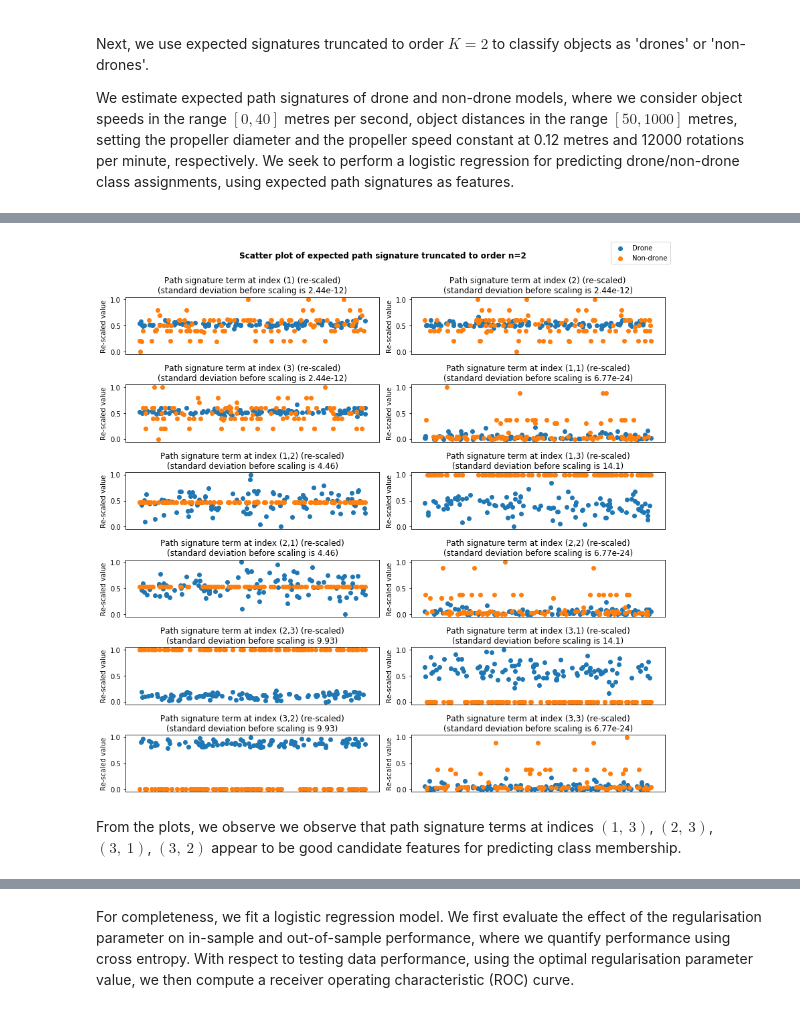
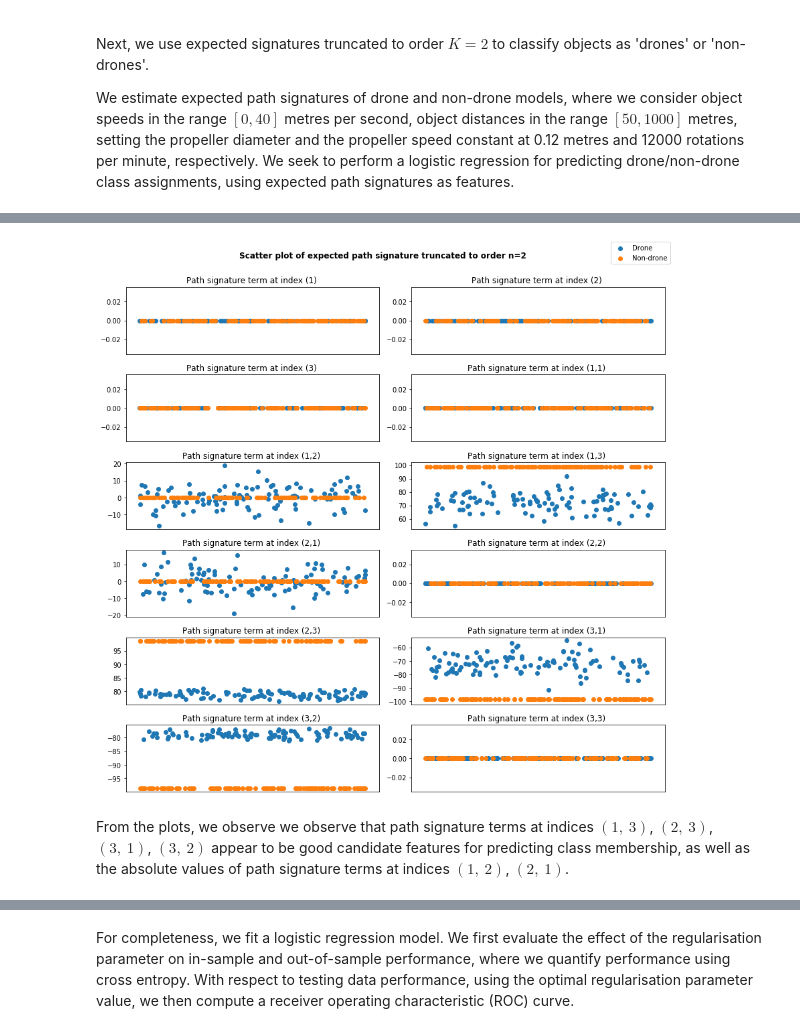
Before and after one commit to datasig-ac-uk/esig, a Jupyter notebook: examples/drone_identification/drone_identification.ipynb, the cells around one changed output, grey strips where cells are left out. Saved outputs shown, nothing was run; the diff lists cells and outputs as text; code cells hidden in the pictures.

Commit message:
Correct plot labels (no re-scaling required). Clarify use of lead-lag transformation in text. Add area plots.

```diff
--- a/examples/drone_identification/drone_identification.ipynb
+++ b/examples/drone_identification/drone_identification.ipynb
@@ -338,29 +340,23 @@ As an exploratory step, plot the values of expected path signature terms. (In th
 # %%
 def plot_feature(X, Y, feature_index, ax, features=feature_names):
-    X_rescaled = X[:, feature_index] - np.min(X[:, feature_index]) + np.spacing(0)
-    X_rescaled = X_rescaled / np.max(X_rescaled)
-    X_grouped = {cls: X_rescaled[Y==cls] for cls in (True, False)}
+    X_grouped = {cls: X[Y==cls, feature_index] for cls in (True, False)}
     for cls in (True, False):
         ax.scatter(np.random.uniform(size=len(X_grouped[cls])), X_grouped[cls])
 
-    ax.set_ylim([-0.05, 1.05])
     ax.set_xticks([])
-    ax.set_ylabel('Re-scaled value')
-    ax.set_title('Path signature term at index {} (re-scaled)'
-                 '\n(standard deviation before scaling is {:.3g})'.format(features[feature_index],
-                                                                          np.std(X[:, feature_index], ddof=1)))
+    ax.set_title('Path signature term at index {} '.format(features[feature_index], ddof=1))
 
 fig, axs = plt.subplots(int(np.ceil(X.shape[1] / 2)), 2, figsize=(12, np.ceil(X.shape[1] / 2) * 2.0), sharey=False)
 fig.suptitle('Scatter plot of expected path signature truncated to order n={}'.format(signature_calculator.truncation_level),
              fontweight='bold', verticalalignment='top')
 
 for feature_index in range(X.shape[1]):
     plot_feature(X, Y, feature_index, np.ravel(axs)[feature_index])
 
 fig.tight_layout(rect=[0, 0.03, 1, 0.95])
 fig.legend(labels=('Drone', 'Non-drone'), loc='upper right')
 plt.show()
 # %% [output]
-[figure, old version]
+[figure, new version]
 # %% [markdown]
-From the plots, we observe we observe that path signature terms at indices $(1,~3)$, $(2,~3)$, $(3,~1)$, $(3,~2)$ appear to be good candidate features for predicting class membership.
+From the plots, we observe we observe that path signature terms at indices $(1,~3)$, $(2,~3)$, $(3,~1)$, $(3,~2)$ appear to be good candidate features for predicting class membership, as well as the absolute values of path signature terms at indices $(1,~2)$, $(2,~1)$.
```
Also changed, not shown: parts of 8 cells of this notebook.
